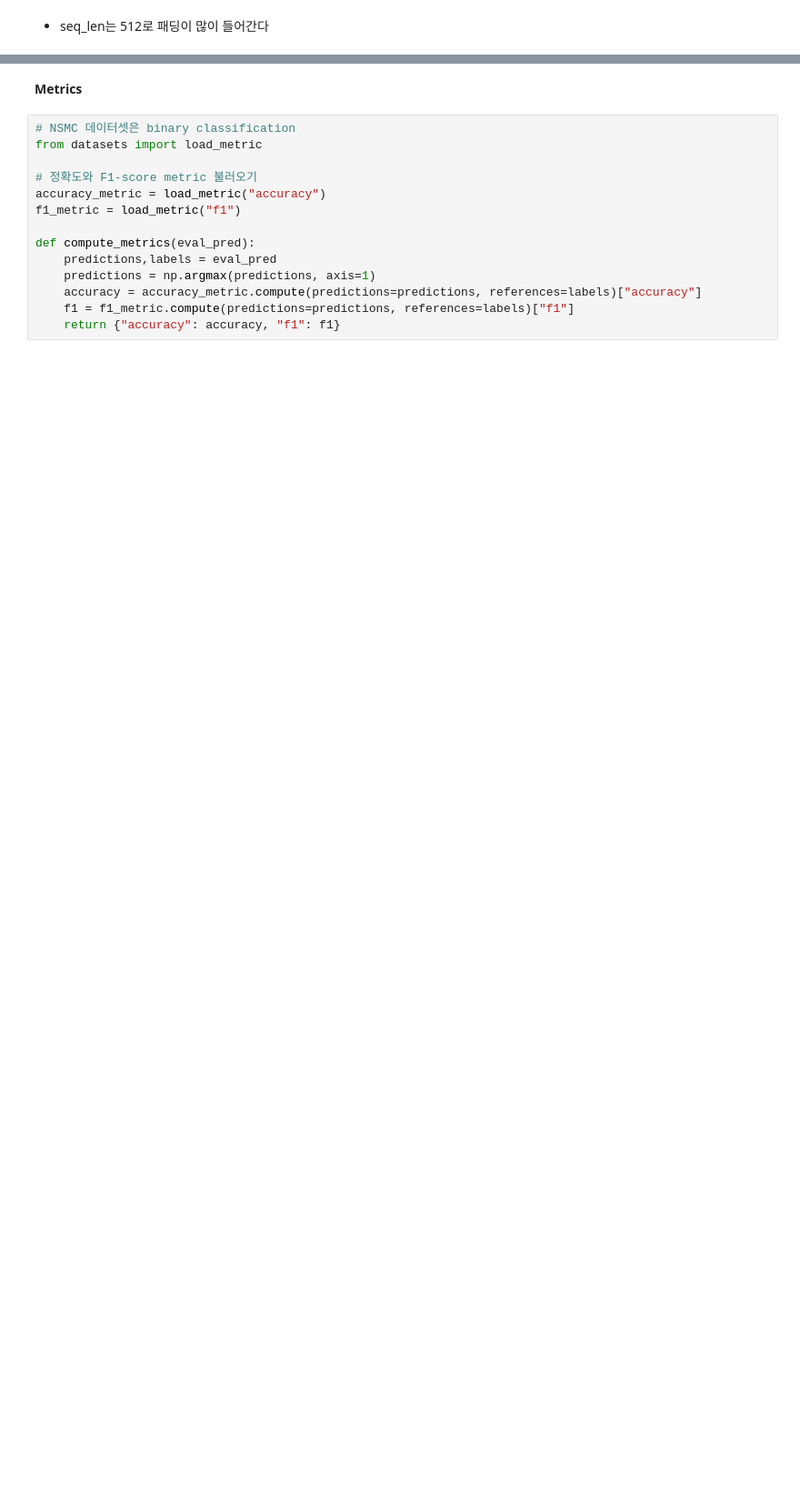
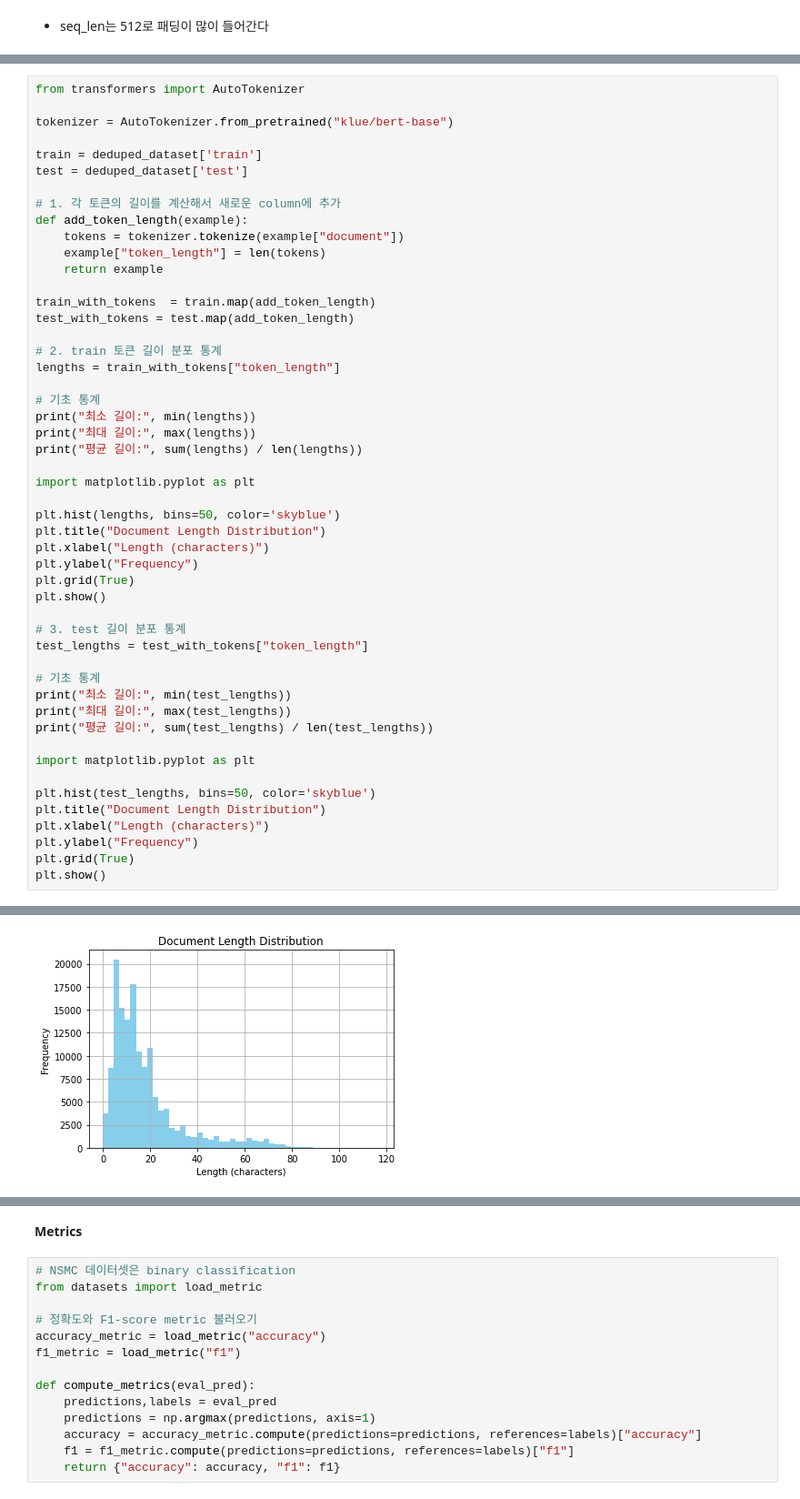
Before and after one commit to YSKIM-moya/AIFFEL_quest_rs, a Jupyter notebook: GoingDeeper/Gd07/HuggingFace_CustermProject_nsmc.ipynb, the cells around one changed output, grey strips where cells are left out. Shown at 91% size. Cells and saved outputs as stored; diff of their text form; blank space fills up the shorter version.

```diff
--- a/GoingDeeper/Gd07/HuggingFace_CustermProject_nsmc.ipynb
+++ b/GoingDeeper/Gd07/HuggingFace_CustermProject_nsmc.ipynb
@@ -115,0 +324,51 @@ label ; 1
+# %%
+from transformers import AutoTokenizer
+
+tokenizer = AutoTokenizer.from_pretrained("klue/bert-base")
+
+train = deduped_dataset['train']
+test = deduped_dataset['test']
+
+# 1. 각 토큰의 길이를 계산해서 새로운 column에 추가
+def add_token_length(example):
+    tokens = tokenizer.tokenize(example["document"])
+    example["token_length"] = len(tokens)
+    return example
+
+train_with_tokens  = train.map(add_token_length)
+test_with_tokens = test.map(add_token_length)
+
+# 2. train 토큰 길이 분포 통계
+lengths = train_with_tokens["token_length"]
+
+# 기초 통계
+print("최소 길이:", min(lengths))
+print("최대 길이:", max(lengths))
+print("평균 길이:", sum(lengths) / len(lengths))
+
+import matplotlib.pyplot as plt
+
+plt.hist(lengths, bins=50, color='skyblue')
+plt.title("Document Length Distribution")
+plt.xlabel("Length (characters)")
+plt.ylabel("Frequency")
+plt.grid(True)
+plt.show()
+
+# 3. test 길이 분포 통계
+test_lengths = test_with_tokens["token_length"]
+
+# 기초 통계
+print("최소 길이:", min(test_lengths))
+print("최대 길이:", max(test_lengths))
+print("평균 길이:", sum(test_lengths) / len(test_lengths))
+
+import matplotlib.pyplot as plt
+
+plt.hist(test_lengths, bins=50, color='skyblue')
+plt.title("Document Length Distribution")
+plt.xlabel("Length (characters)")
+plt.ylabel("Frequency")
+plt.grid(True)
+plt.show()
+# %% [output]
@@ -115,0 +380 @@ label ; 1
+[figure, added]
```
Also changed, not shown: parts of 56 cells of this notebook.
